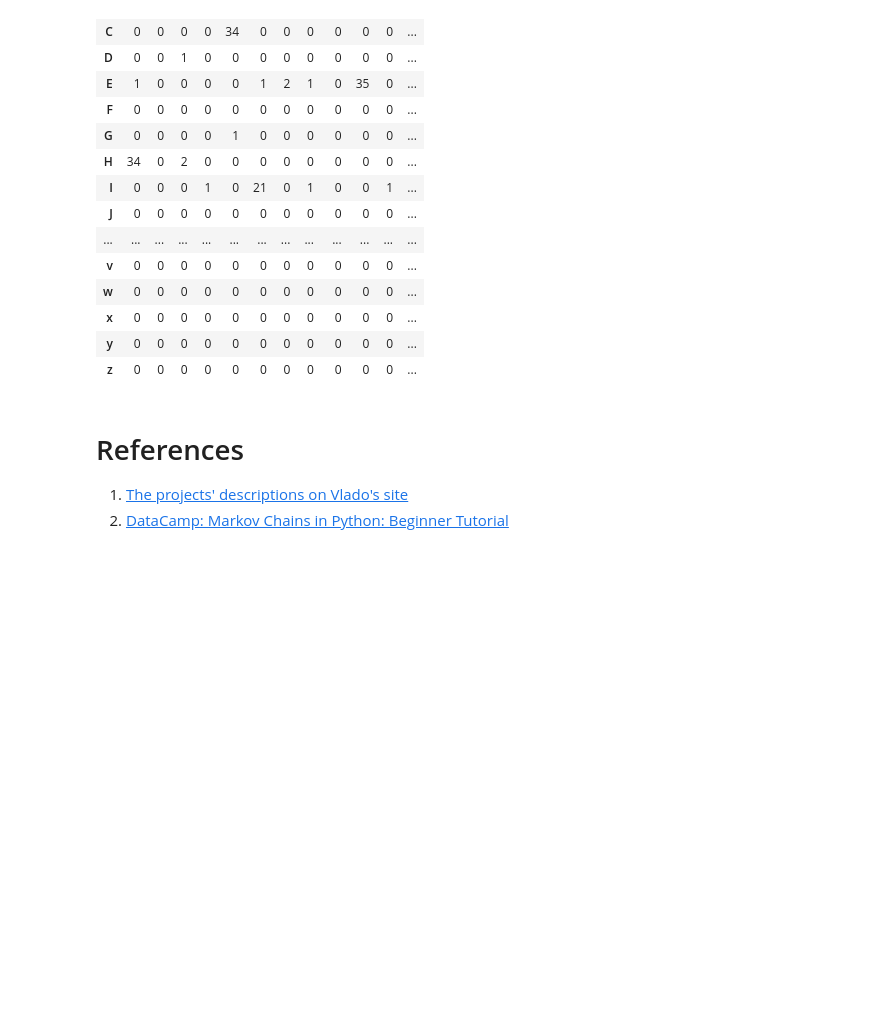
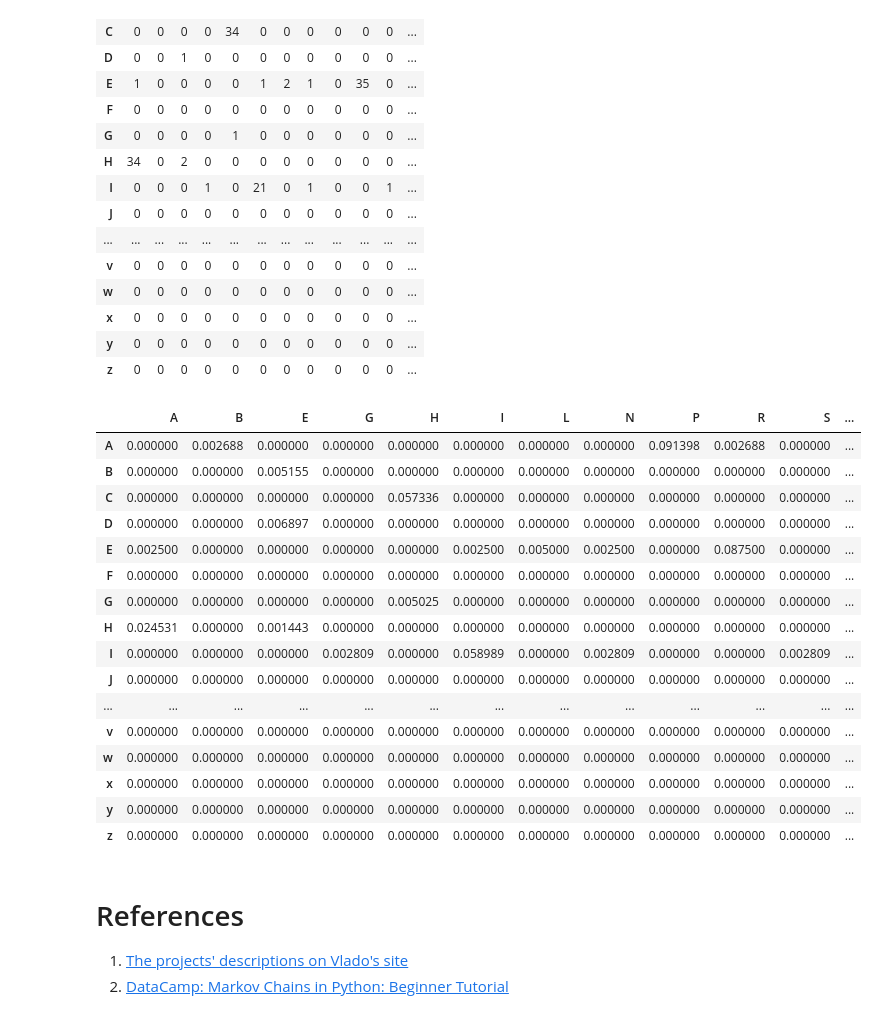
Before and after one commit to ddonetskov/masna, a Jupyter notebook: Net2/Project1/project_1.ipynb, the cells around one changed output. Saved outputs shown, nothing was run; the diff lists cells and outputs as text; code cells hidden in the pictures; blank space fills up the shorter version.

Commit message:
Added conversion to probabilities for the transition matrix

```diff
--- a/Net2/Project1/project_1.ipynb
+++ b/Net2/Project1/project_1.ipynb
@@ -100,10 +104,9 @@ for word in words:
                 tm[word[i]][word[i+1]] = 0
             tm[word[i]][word[i+1]] += 1
 # %%
-pd.set_option('display.max_rows',    100)
-pd.set_option('display.max_columns', 100)
+tm2 = pd.DataFrame(tm).fillna(0).astype('int').transpose().sort_index()
 
-pd.DataFrame(tm).transpose().fillna(0).astype('int').sort_index()
+tm2
 # %% [output]
 |  | A | B | E | G | H | I | L | N | P | R | S | ... |
 | A | 0 | 1 | 0 | 0 | 0 | 0 | 0 | 0 | 34 | 1 | 0 | ... |
@@ -122,6 +125,35 @@ pd.DataFrame(tm).transpose().fillna(0).astype('int').sort_index()
 | x | 0 | 0 | 0 | 0 | 0 | 0 | 0 | 0 | 0 | 0 | 0 | ... |
 | y | 0 | 0 | 0 | 0 | 0 | 0 | 0 | 0 | 0 | 0 | 0 | ... |
 | z | 0 | 0 | 0 | 0 | 0 | 0 | 0 | 0 | 0 | 0 | 0 | ... |
+# %%
+# converting to probabilities
+for r in tm2.index:
+    s = tm2.loc[r].sum()
+    tm2.loc[r] = tm2.loc[r].apply(lambda x: x/s)
+    # checking the transtion matrix is stationary
+    s = round(tm2.loc[r].sum())
+    if s != 1:
+        raise ValueError('The matrix is not stationary for %s (sum = %.2f)' % (r, s))
+
+tm2
+# %% [output]
+|  | A | B | E | G | H | I | L | N | P | R | S | ... |
+| A | 0.000000 | 0.002688 | 0.000000 | 0.000000 | 0.000000 | 0.000000 | 0.000000 | 0.000000 | 0.091398 | 0.002688 | 0.000000 | ... |
+| B | 0.000000 | 0.000000 | 0.005155 | 0.000000 | 0.000000 | 0.000000 | 0.000000 | 0.000000 | 0.000000 | 0.000000 | 0.000000 | ... |
+| C | 0.000000 | 0.000000 | 0.000000 | 0.000000 | 0.057336 | 0.000000 | 0.000000 | 0.000000 | 0.000000 | 0.000000 | 0.000000 | ... |
+| D | 0.000000 | 0.000000 | 0.006897 | 0.000000 | 0.000000 | 0.000000 | 0.000000 | 0.000000 | 0.000000 | 0.000000 | 0.000000 | ... |
+| E | 0.002500 | 0.000000 | 0.000000 | 0.000000 | 0.000000 | 0.002500 | 0.005000 | 0.002500 | 0.000000 | 0.087500 | 0.000000 | ... |
+| F | 0.000000 | 0.000000 | 0.000000 | 0.000000 | 0.000000 | 0.000000 | 0.000000 | 0.000000 | 0.000000 | 0.000000 | 0.000000 | ... |
+| G | 0.000000 | 0.000000 | 0.000000 | 0.000000 | 0.005025 | 0.000000 | 0.000000 | 0.000000 | 0.000000 | 0.000000 | 0.000000 | ... |
+| H | 0.024531 | 0.000000 | 0.001443 | 0.000000 | 0.000000 | 0.000000 | 0.000000 | 0.000000 | 0.000000 | 0.000000 | 0.000000 | ... |
+| I | 0.000000 | 0.000000 | 0.000000 | 0.002809 | 0.000000 | 0.058989 | 0.000000 | 0.002809 | 0.000000 | 0.000000 | 0.002809 | ... |
+| J | 0.000000 | 0.000000 | 0.000000 | 0.000000 | 0.000000 | 0.000000 | 0.000000 | 0.000000 | 0.000000 | 0.000000 | 0.000000 | ... |
+| ... | ... | ... | ... | ... | ... | ... | ... | ... | ... | ... | ... | ... |
+| v | 0.000000 | 0.000000 | 0.000000 | 0.000000 | 0.000000 | 0.000000 | 0.000000 | 0.000000 | 0.000000 | 0.000000 | 0.000000 | ... |
+| w | 0.000000 | 0.000000 | 0.000000 | 0.000000 | 0.000000 | 0.000000 | 0.000000 | 0.000000 | 0.000000 | 0.000000 | 0.000000 | ... |
+| x | 0.000000 | 0.000000 | 0.000000 | 0.000000 | 0.000000 | 0.000000 | 0.000000 | 0.000000 | 0.000000 | 0.000000 | 0.000000 | ... |
+| y | 0.000000 | 0.000000 | 0.000000 | 0.000000 | 0.000000 | 0.000000 | 0.000000 | 0.000000 | 0.000000 | 0.000000 | 0.000000 | ... |
+| z | 0.000000 | 0.000000 | 0.000000 | 0.000000 | 0.000000 | 0.000000 | 0.000000 | 0.000000 | 0.000000 | 0.000000 | 0.000000 | ... |
 # %% [markdown]
 # References
 1. [The projects' descriptions on Vlado's site](http://vladowiki.fmf.uni-lj.si/doku.php?id=ru:hse:snet:stu)
```
Also changed, not shown: parts of 2 cells of this notebook.
